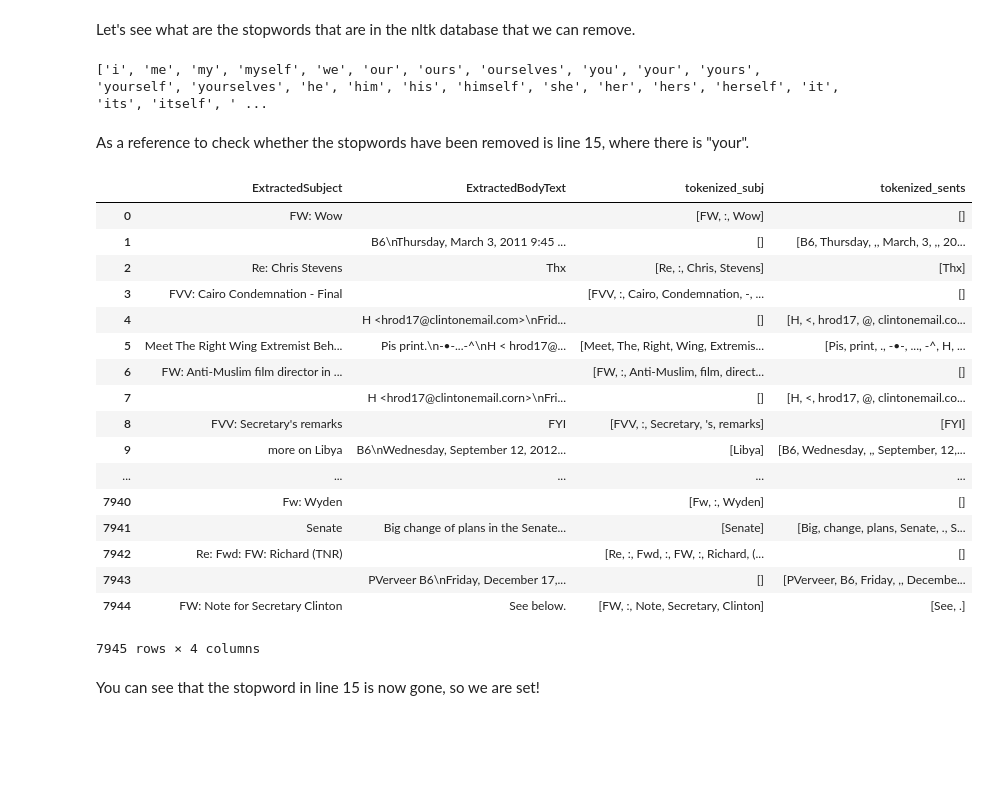
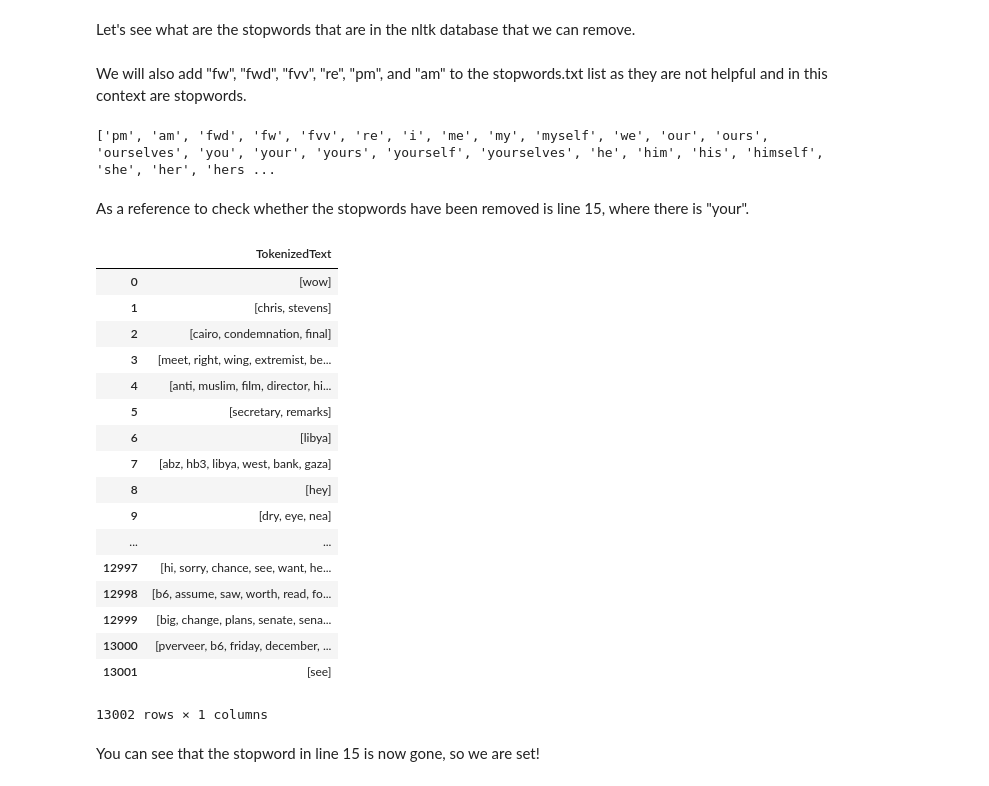
Before and after one commit to Merinorus/adaisawesome, a Jupyter notebook: Homework/05 - Taming Text/HW05_awesometeam_Q1.ipynb, the cells around one changed output. Drawn from its saved outputs; the diff is of its cells as text; code cells hidden in the pictures; blank space fills up the shorter version.

```diff
--- a/Homework/05 - Taming Text/HW05_awesometeam_Q1.ipynb
+++ b/Homework/05 - Taming Text/HW05_awesometeam_Q1.ipynb
@@ -109,0 +84,8 @@ data_clean
+# %%
+for i in data_cut['ExtractedBodyText']:
+    data_cut.loc[len(data_cut)] = [i, 'nan']
+# %%
+data_clean = data_cut.drop('ExtractedBodyText', axis =1)
+data_clean.columns = ['Text']
+data_clean = data_clean[pd.notnull(data_clean['Text'])]
+data_clean
@@ -109,0 +134,7 @@ data_clean
+# %%
+data_tokenized = data_clean
+for index, row in data_tokenized.iterrows():
+    row['Text'] = tokenizer.tokenize(row['Text'])
+data_tokenized.columns = ['TokenizedText']
+data_tokenized.reset_index(drop=True, inplace=True)
+data_tokenized.head()
@@ -116,36 +154,38 @@ Let's see what are the stopwords that are in the nltk database that we can remov
 # %%
 from nltk.corpus import stopwords # Import the stop word list
 stop = stopwords.words('english')
-print(stopwords.words("english") )
-# %% [output]
-['i', 'me', 'my', 'myself', 'we', 'our', 'ours', 'ourselves', 'you', 'your', 'yours', 'yourself', 'yourselves', 'he', 'him', 'his', 'himself', 'she', 'her', 'hers', 'herself', 'it', 'its', 'itself', ' ...
+# %% [markdown]
+We will also add "fw", "fwd", "fvv", "re", "pm", and "am" to the stopwords.txt list as they are not helpful and in this context are stopwords.
+# %%
+print(stopwords.words("english") )
+# %% [output]
+['pm', 'am', 'fwd', 'fw', 'fvv', 're', 'i', 'me', 'my', 'myself', 'we', 'our', 'ours', 'ourselves', 'you', 'your', 'yours', 'yourself', 'yourselves', 'he', 'him', 'his', 'himself', 'she', 'her', 'hers ...
 # %% [markdown]
 As a reference to check whether the stopwords have been removed is line 15, where there is "your".
 # %%
 # Remove stop words from "words"
-data_clean2 = data_clean
-data_clean2['tokenized_subj'] = data_clean2['tokenized_subj'].apply(lambda x: [item for item in x if item not in stop])
-data_clean2['tokenized_sents'] = data_clean2['tokenized_sents'].apply(lambda x: [item for item in x if item not in stop])
-data_clean2
+data_no_stop = data_tokenized
+data_no_stop['TokenizedText'] = data_no_stop['TokenizedText'].apply(lambda x: [item for item in x if item not in stop])
+data_no_stop
 # %% [output]
-|  | ExtractedSubject | ExtractedBodyText | tokenized_subj | tokenized_sents |
-| 0 | FW: Wow |  | [FW, :, Wow] | [] |
-| 1 |  | B6\nThursday, March 3, 2011 9:45 ... | [] | [B6, Thursday, ,, March, 3, ,, 20... |
-| 2 | Re: Chris Stevens | Thx | [Re, :, Chris, Stevens] | [Thx] |
-| 3 | FVV: Cairo Condemnation - Final |  | [FVV, :, Cairo, Condemnation, -, ... | [] |
-| 4 |  | H <hrod17@clintonemail.com>\nFrid... | [] | [H, <, hrod17, @, clintonemail.co... |
-| 5 | Meet The Right Wing Extremist Beh... | Pis print.\n-•-...-^\nH < hrod17@... | [Meet, The, Right, Wing, Extremis... | [Pis, print, ., -•-, ..., -^, H, ... |
-| 6 | FW: Anti-Muslim film director in ... |  | [FW, :, Anti-Muslim, film, direct... | [] |
-| 7 |  | H <hrod17@clintonemail.corn>\nFri... | [] | [H, <, hrod17, @, clintonemail.co... |
-| 8 | FVV: Secretary's remarks | FYI | [FVV, :, Secretary, 's, remarks] | [FYI] |
-| 9 | more on Libya | B6\nWednesday, September 12, 2012... | [Libya] | [B6, Wednesday, ,, September, 12,... |
-| ... | ... | ... | ... | ... |
-| 7940 | Fw: Wyden |  | [Fw, :, Wyden] | [] |
-| 7941 | Senate | Big change of plans in the Senate... | [Senate] | [Big, change, plans, Senate, ., S... |
-| 7942 | Re: Fwd: FW: Richard (TNR) |  | [Re, :, Fwd, :, FW, :, Richard, (... | [] |
-| 7943 |  | PVerveer B6\nFriday, December 17,... | [] | [PVerveer, B6, Friday, ,, Decembe... |
-| 7944 | FW: Note for Secretary Clinton | See below. | [FW, :, Note, Secretary, Clinton] | [See, .] |
+|  | TokenizedText |
+| 0 | [wow] |
+| 1 | [chris, stevens] |
+| 2 | [cairo, condemnation, final] |
+| 3 | [meet, right, wing, extremist, be... |
+| 4 | [anti, muslim, film, director, hi... |
+| 5 | [secretary, remarks] |
+| 6 | [libya] |
+| 7 | [abz, hb3, libya, west, bank, gaza] |
+| 8 | [hey] |
+| 9 | [dry, eye, nea] |
+| ... | ... |
+| 12997 | [hi, sorry, chance, see, want, he... |
+| 12998 | [b6, assume, saw, worth, read, fo... |
+| 12999 | [big, change, plans, senate, sena... |
+| 13000 | [pverveer, b6, friday, december, ... |
+| 13001 | [see] |
-7945 rows × 4 columns
+13002 rows × 1 columns
 # %% [markdown]
 You can see that the stopword in line 15 is now gone, so we are set!
 # %% [markdown]
```
Also changed, not shown: parts of 19 cells of this notebook, 2 other files.
